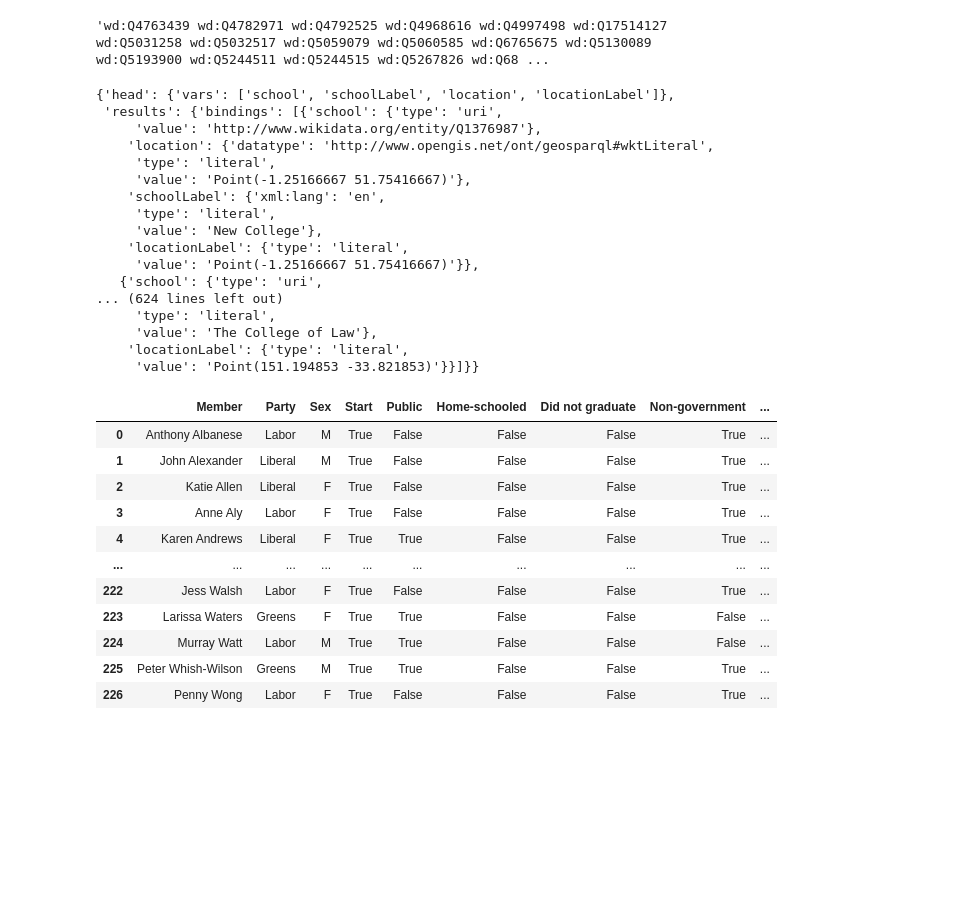
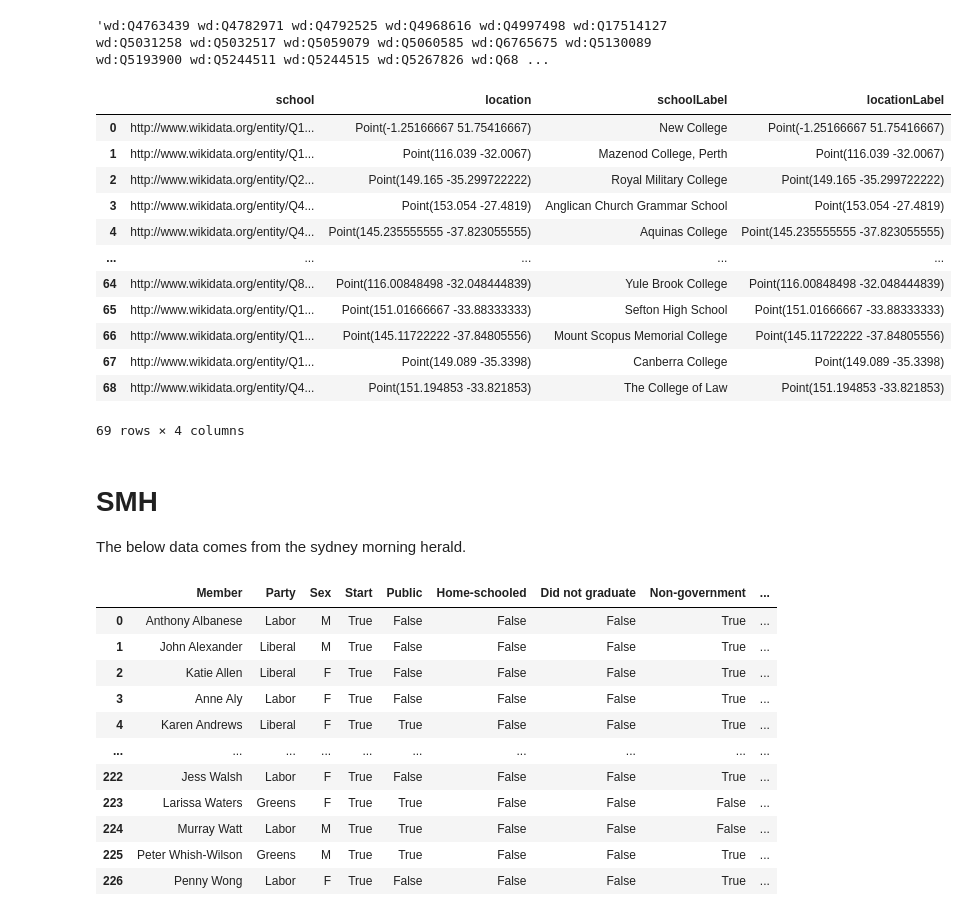
Before and after one commit to Mappboy/apemap, a Jupyter notebook: notebooks/query_reps.ipynb, the cells around one changed output. Saved outputs shown, nothing was run; the diff lists cells and outputs as text; code cells hidden in the pictures; blank space fills up the shorter version.

Commit message:
:sparkles: Initial manual data work

```diff
--- a/notebooks/query_reps.ipynb
+++ b/notebooks/query_reps.ipynb
@@ -166,23 +154,20 @@ WHERE
 }}"""
 
 school_locs = get_results(endpoint_url, school_location_query)
-# %%
-school_locs
-# %% [output]
-{'head': {'vars': ['school', 'schoolLabel', 'location', 'locationLabel']},
- 'results': {'bindings': [{'school': {'type': 'uri',
-     'value': 'http://www.wikidata.org/entity/Q1376987'},
-    'location': {'datatype': 'http://www.opengis.net/ont/geosparql#wktLiteral',
-     'type': 'literal',
-     'value': 'Point(-1.25166667 51.75416667)'},
-    'schoolLabel': {'xml:lang': 'en',
-     'type': 'literal',
-     'value': 'New College'},
-    'locationLabel': {'type': 'literal',
-     'value': 'Point(-1.25166667 51.75416667)'}},
-   {'school': {'type': 'uri',
-... (624 lines left out)
-     'type': 'literal',
-     'value': 'The College of Law'},
-    'locationLabel': {'type': 'literal',
-     'value': 'Point(151.194853 -33.821853)'}}]}}
+# %%
+schools_df = clean_results(school_locs['results']['bindings'])
+schools_df
+# %% [output]
+|  | school | location | schoolLabel | locationLabel |
+| 0 | http://www.wikidata.org/entity/Q1... | Point(-1.25166667 51.75416667) | New College | Point(-1.25166667 51.75416667) |
+| 1 | http://www.wikidata.org/entity/Q1... | Point(116.039 -32.0067) | Mazenod College, Perth | Point(116.039 -32.0067) |
+| 2 | http://www.wikidata.org/entity/Q2... | Point(149.165 -35.299722222) | Royal Military College | Point(149.165 -35.299722222) |
+| 3 | http://www.wikidata.org/entity/Q4... | Point(153.054 -27.4819) | Anglican Church Grammar School | Point(153.054 -27.4819) |
+| 4 | http://www.wikidata.org/entity/Q4... | Point(145.235555555 -37.823055555) | Aquinas College | Point(145.235555555 -37.823055555) |
+| ... | ... | ... | ... | ... |
+| 64 | http://www.wikidata.org/entity/Q8... | Point(116.00848498 -32.048444839) | Yule Brook College | Point(116.00848498 -32.048444839) |
+| 65 | http://www.wikidata.org/entity/Q1... | Point(151.01666667 -33.88333333) | Sefton High School | Point(151.01666667 -33.88333333) |
+| 66 | http://www.wikidata.org/entity/Q1... | Point(145.11722222 -37.84805556) | Mount Scopus Memorial College | Point(145.11722222 -37.84805556) |
+| 67 | http://www.wikidata.org/entity/Q1... | Point(149.089 -35.3398) | Canberra College | Point(149.089 -35.3398) |
+| 68 | http://www.wikidata.org/entity/Q4... | Point(151.194853 -33.821853) | The College of Law | Point(151.194853 -33.821853) |
+69 rows × 4 columns
@@ -189 +183,4 @@ school_locs
+# %% [markdown]
+# SMH
+The below data comes from the sydney morning herald.
 # %%
```
Also changed, not shown: parts of 18 cells of this notebook, 6 other files.
